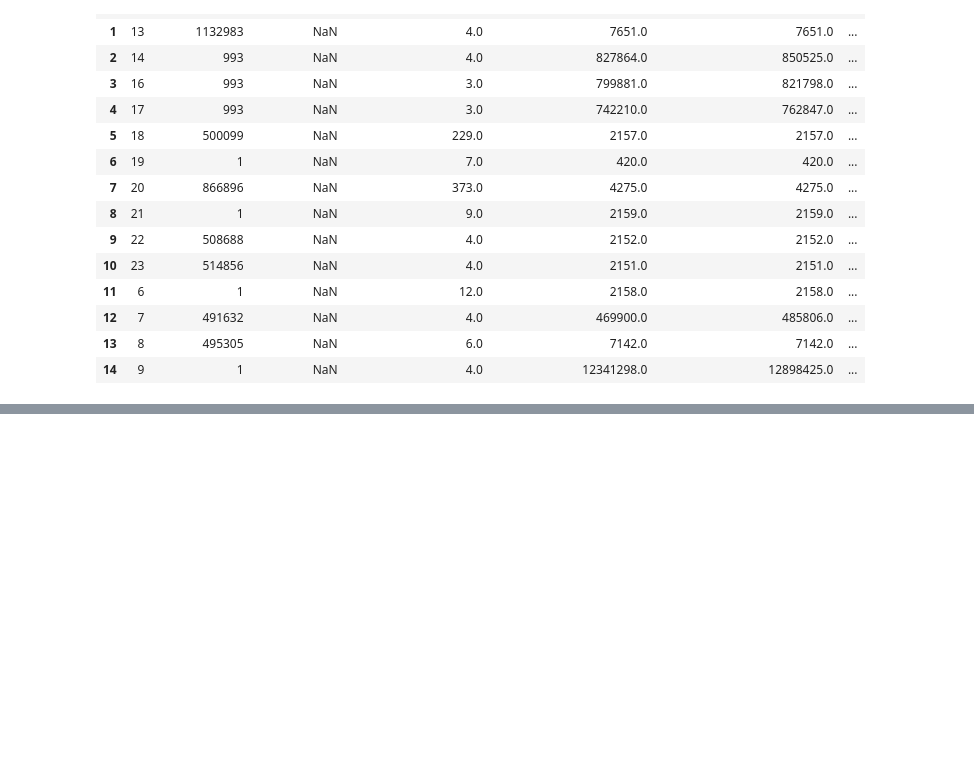
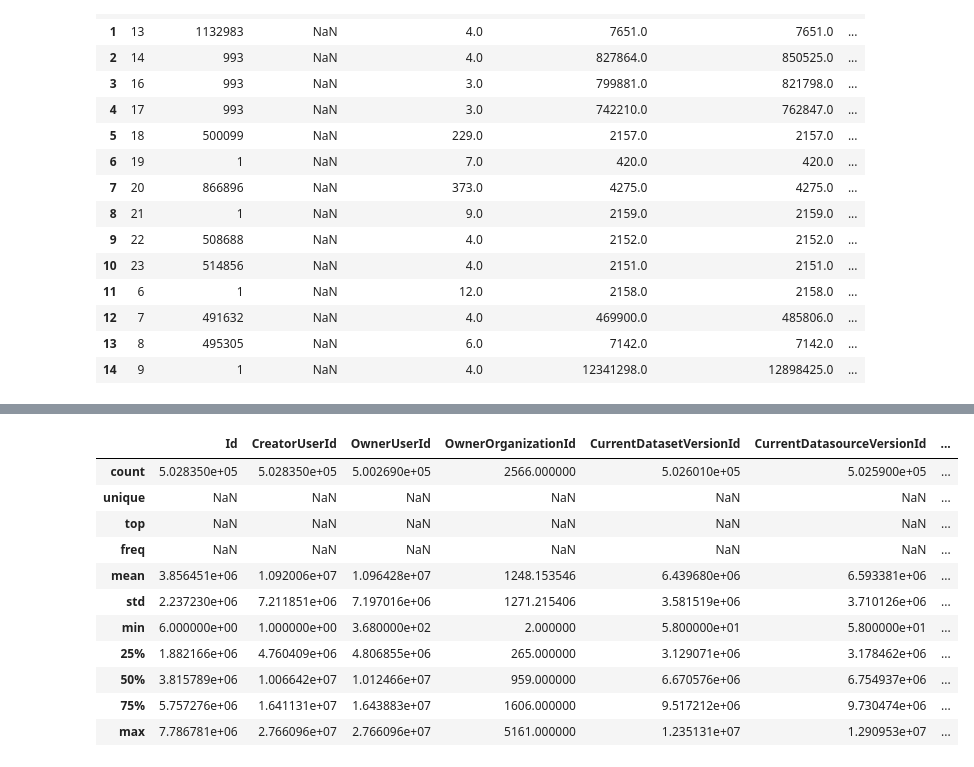
Before and after one commit to faseeh-quraishi/KaggleDatasetsEngagementPrediction-MetaKaggleHackathon, a Jupyter notebook: meta-kaggle-competition.ipynb, the cells around one changed output, grey strips where cells are left out. Drawn from its saved outputs; the diff is of its cells as text; code cells hidden in the pictures; blank space fills up the shorter version.

Commit message:
Kaggle Notebook | Meta Kaggle Competition | Version 2 EDA Editing

```diff
--- a/meta-kaggle-competition.ipynb
+++ b/meta-kaggle-competition.ipynb
@@ -69,0 +106,16 @@ datasets_df.head(15)
+# %%
+# Descriptive statistics (for all columns)
+datasets_df.describe(include='all')
+# %% [output]
+|  | Id | CreatorUserId | OwnerUserId | OwnerOrganizationId | CurrentDatasetVersionId | CurrentDatasourceVersionId | ... |
+| count | 5.028350e+05 | 5.028350e+05 | 5.002690e+05 | 2566.000000 | 5.026010e+05 | 5.025900e+05 | ... |
+| unique | NaN | NaN | NaN | NaN | NaN | NaN | ... |
+| top | NaN | NaN | NaN | NaN | NaN | NaN | ... |
+| freq | NaN | NaN | NaN | NaN | NaN | NaN | ... |
+| mean | 3.856451e+06 | 1.092006e+07 | 1.096428e+07 | 1248.153546 | 6.439680e+06 | 6.593381e+06 | ... |
+| std | 2.237230e+06 | 7.211851e+06 | 7.197016e+06 | 1271.215406 | 3.581519e+06 | 3.710126e+06 | ... |
+| min | 6.000000e+00 | 1.000000e+00 | 3.680000e+02 | 2.000000 | 5.800000e+01 | 5.800000e+01 | ... |
+| 25% | 1.882166e+06 | 4.760409e+06 | 4.806855e+06 | 265.000000 | 3.129071e+06 | 3.178462e+06 | ... |
+| 50% | 3.815789e+06 | 1.006642e+07 | 1.012466e+07 | 959.000000 | 6.670576e+06 | 6.754937e+06 | ... |
+| 75% | 5.757276e+06 | 1.641131e+07 | 1.643883e+07 | 1606.000000 | 9.517212e+06 | 9.730474e+06 | ... |
+| max | 7.786781e+06 | 2.766096e+07 | 2.766096e+07 | 5161.000000 | 1.235131e+07 | 1.290953e+07 | ... |
```
Also changed, not shown: parts of 10 cells of this notebook.
